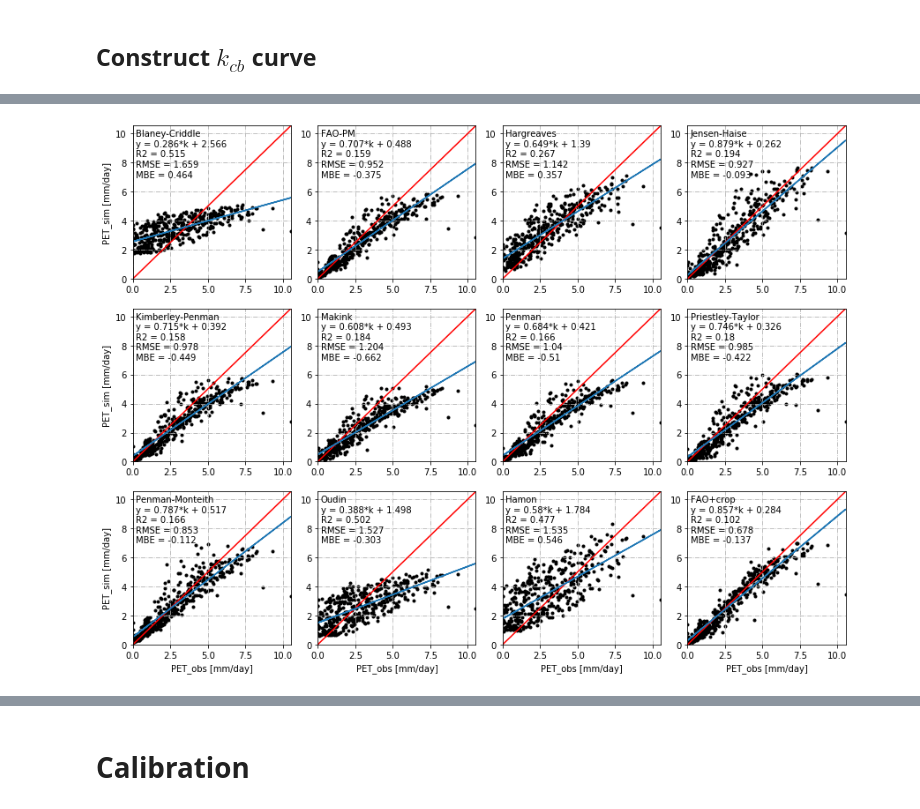
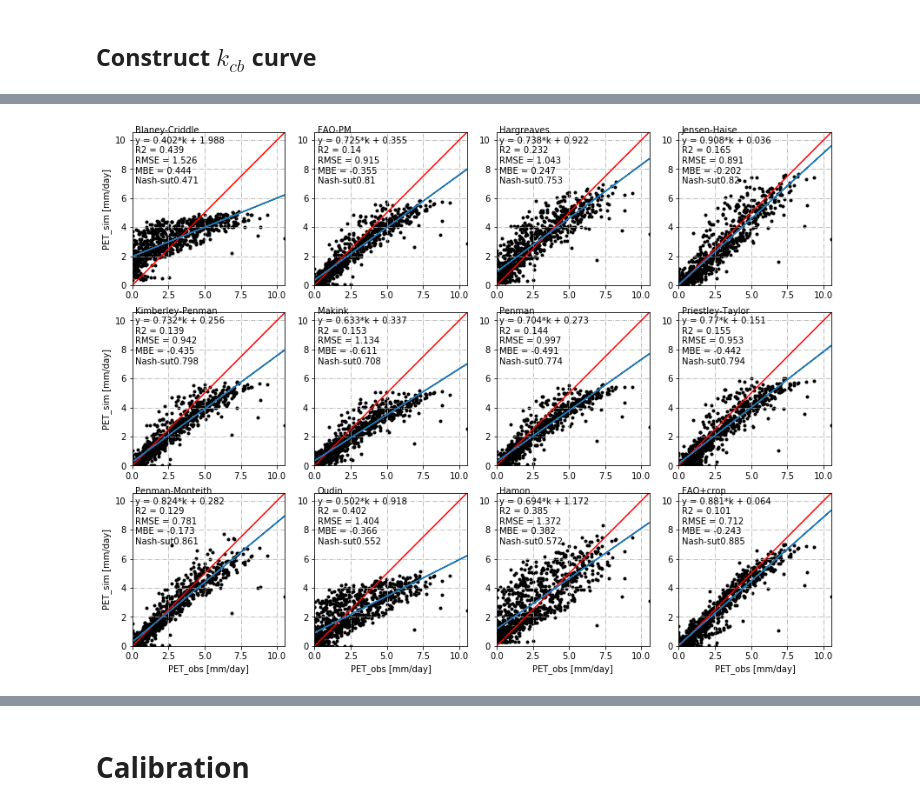
Before and after one commit to pyet-org/pyet, a Jupyter notebook: Analyze_PET_models.ipynb, the cells around one changed output, grey strips where cells are left out. Cells and saved outputs as stored; diff of their text form; code cells hidden in the pictures.

```diff
--- a/Analyze_PET_models.ipynb
+++ b/Analyze_PET_models.ipynb
@@ -152,0 +153,6 @@ for c in cuts:
+# %%
+h=h2
+ra = (np.log((2-0.67*h)/(0.123*h)))*(np.log((2-0.67*h)/(0.0123*h)))/(0.41**2)
+fix, ax = plt.subplots()
+ax.plot(ra)
+ax.axhline(208)
@@ -179,7 +188,7 @@ kp = kimberly_penman(meteoindex, tmin, tmax, rhmin, rhmax, elevation,latitude, u
 mak = makink(solar, tmin, tmax, elevation)
 pen = penman(tmax, tmin, rhmin, rhmax, elevation, latitude, meteoindex, u2,net=net)
 pt = priestley_taylor(tmin, tmax, elevation, latitude, rhmin, rhmax, meteoindex, net=net)
-pm, num1, num2 = penman_monteith(u2, tmax, tmin, rhmin, rhmax, elevation, latitude, meteoindex, net=net, h=hd, lai=laid)
+pm = penman_monteith(u2, tmax, tmin, rhmin, rhmax, elevation, latitude, meteoindex, net=net, h=hd, lai=hd*24)
 oud = oudin(tmax, tmin, meteoindex, latitude, k1=5, k2=100)
 ham = hamon(tmin, tmax, meteoindex, latitude)
 # %% [markdown]
@@ -351,33 +328,35 @@ xaxis = (0,0,0,0,1,1,1,1,2,2,2,2)
 yaxis = (0,1,2,3,0,1,2,3,0,1,2,3)
 fig, ax = plt.subplots(nrows=3, ncols=4, figsize=(12,9))
 for short, x, y, name in zip(shorts,xaxis,yaxis, names):
     compare=pd.DataFrame(data={"obs": obs["GS-2"], "sim": short[0]}, index=obs.index)
     compare=compare.dropna()
     obs1=pd.DataFrame(compare["obs"])
     sim1=pd.DataFrame(compare["sim"])
     ax[x,y].scatter(obs1, sim1, marker=".", c="k")
     ax[x,y].plot(np.arange(0,100), np.arange(0,100), c="r")
     ax[x,y].set_xlim(0, obs1.max().values)
     ax[x,y].set_ylim(0, obs1.max().values)
     ax[x,y].grid(True, linestyle="-.", alpha=1)
     if y == 0:
         ax[x,y].set_ylabel("PET_sim [mm/day]")
     if x== 2:
         ax[x,y].set_xlabel("PET_obs [mm/day]")
     model = LinearRegression(fit_intercept=True)
     x1=obs1.to_numpy()
     y1=sim1.to_numpy()
     model.fit(x1, y1)
     ax[x,y].text(0.2, 7, name + "\n" + \
       "y = " + str(round(model.coef_[0,0],3)) + "*k + " + \
       str(round(model.intercept_[0],3)) + "\n" + \
       "R2 = "+str(round(R2(obs1.to_numpy(), sim1.to_numpy()),3)) + "\n" + \
-      "RMSE = "+str(round(RMSE(obs1.to_numpy(), sim1.to_numpy()),3)) + "\n" +\
-      "MBE = "+str(round(MBE(obs1.to_numpy(), sim1.to_numpy()),3)), size = 10)
+      "RMSE = "+str(round(rmse(obs1.to_numpy(), sim1.to_numpy()),3)) + "\n" +\
+      "MBE = "+str(round(MBE(obs1.to_numpy(), sim1.to_numpy()),3)) + "\n" +\
+      "Nash-sut"+str(round(nash(obs1.to_numpy(), sim1.to_numpy()),3)), size = 10)
 
     xfit = obs1.to_numpy()
     yfit = model.predict(xfit)
     ax[x,y].plot(xfit, yfit)
+plt.savefig('default_pet.png')
 plt.tight_layout()
 # %% [output]
-[figure, old version]
+[figure, new version]
```
Also changed, not shown: parts of 22 cells of this notebook, 12 other files.
